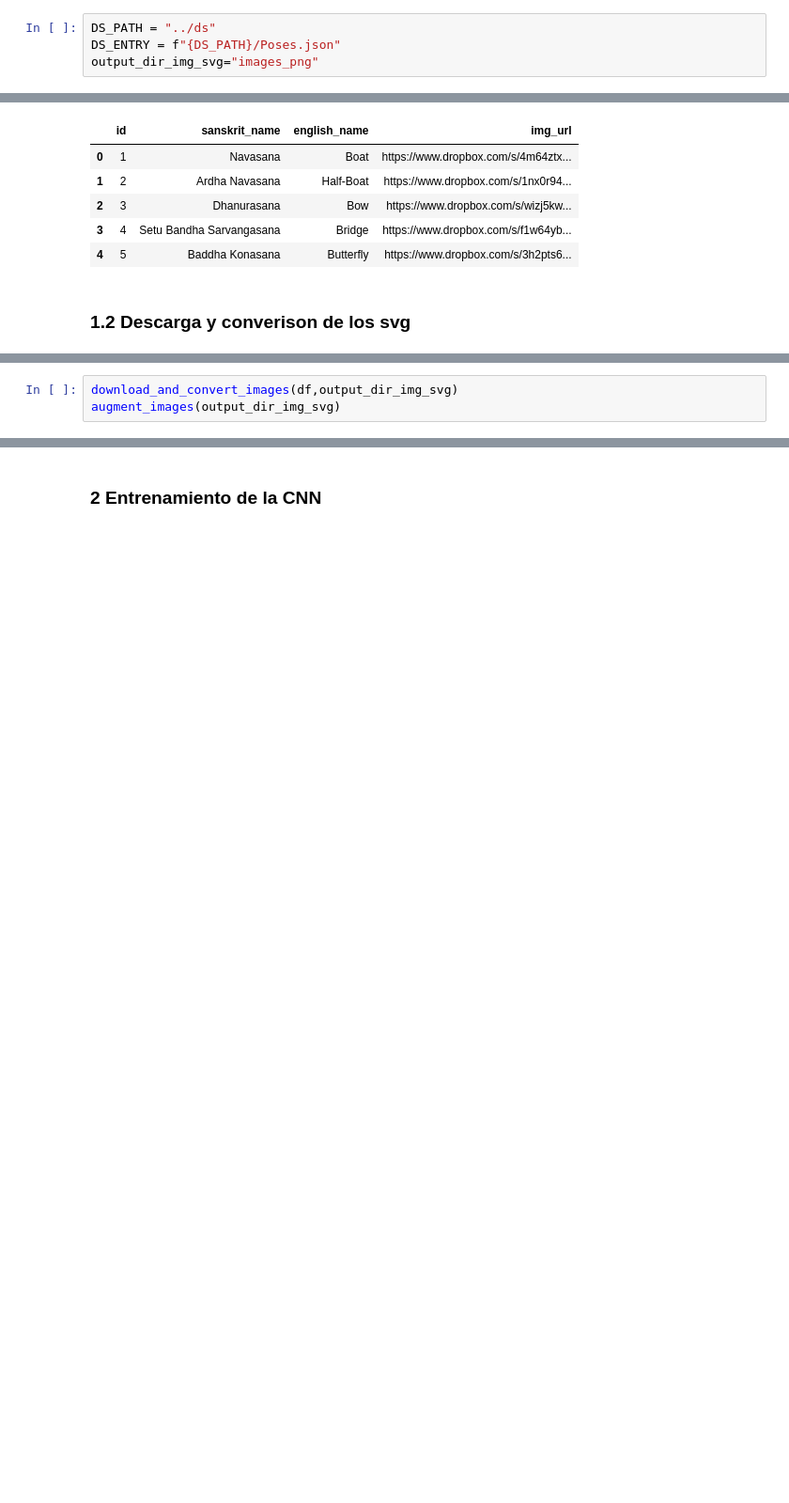
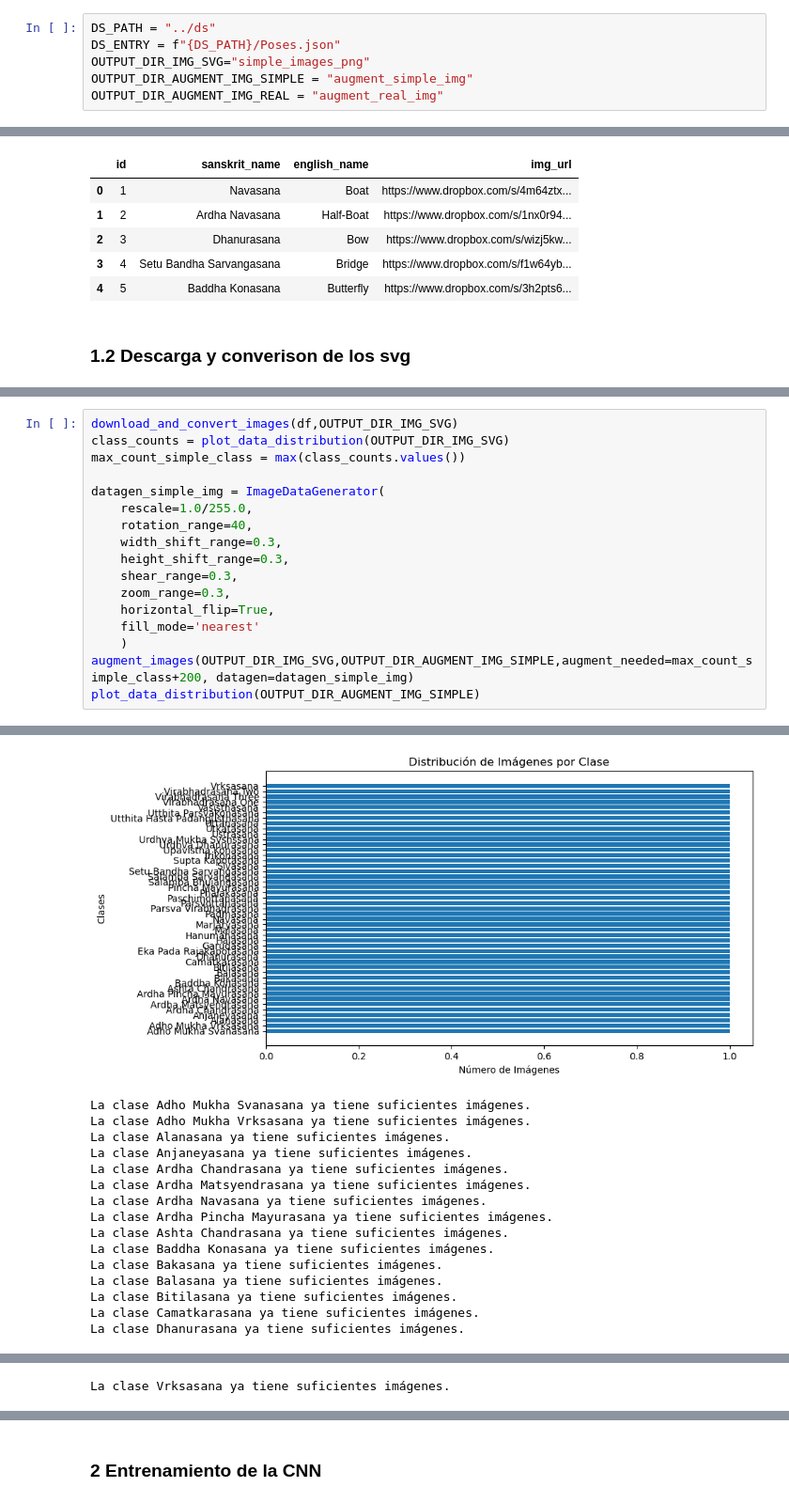
Before and after one commit to EmaSuriano/deep-learning-group-7, a Jupyter notebook: fernando/fer_train_zero.ipynb, the cells around one changed output, grey strips where cells are left out. Shown: that part at 94% size. Drawn from its saved outputs; the diff is of its cells as text; blank space fills up the shorter version.

```diff
--- a/fernando/fer_train_zero.ipynb
+++ b/fernando/fer_train_zero.ipynb
@@ -14,4 +28,6 @@ import random
 # %%
 DS_PATH = "../ds"
 DS_ENTRY = f"{DS_PATH}/Poses.json"
-output_dir_img_svg="images_png"
+OUTPUT_DIR_IMG_SVG="simple_images_png"
+OUTPUT_DIR_AUGMENT_IMG_SIMPLE = "augment_simple_img"
+OUTPUT_DIR_AUGMENT_IMG_REAL = "augment_real_img"
@@ -270,4 +284,18 @@ def augment_images(data_dir="images", augment_dir="augmented_images", augment_co
 # %%
-download_and_convert_images(df,output_dir_img_svg)
-augment_images(output_dir_img_svg)
+download_and_convert_images(df,OUTPUT_DIR_IMG_SVG)
+class_counts = plot_data_distribution(OUTPUT_DIR_IMG_SVG)
+max_count_simple_class = max(class_counts.values())
+
+datagen_simple_img = ImageDataGenerator(
+    rescale=1.0/255.0,
+    rotation_range=40,
+    width_shift_range=0.3,
+    height_shift_range=0.3,
+    shear_range=0.3,
+    zoom_range=0.3,
+    horizontal_flip=True,
+    fill_mode='nearest'
+    )
+augment_images(OUTPUT_DIR_IMG_SVG,OUTPUT_DIR_AUGMENT_IMG_SIMPLE,augment_needed=max_count_simple_class+200, datagen=datagen_simple_img)
+plot_data_distribution(OUTPUT_DIR_AUGMENT_IMG_SIMPLE)
 # %% [output]
@@ -290,0 +319,16 @@ Imagen preprocesada guardada: images_png/wild_thing/wild_thing.png
+[figure, added]
+La clase Adho Mukha Svanasana ya tiene suficientes imágenes.
+La clase Adho Mukha Vrksasana ya tiene suficientes imágenes.
+La clase Alanasana ya tiene suficientes imágenes.
+La clase Anjaneyasana ya tiene suficientes imágenes.
+La clase Ardha Chandrasana ya tiene suficientes imágenes.
+La clase Ardha Matsyendrasana ya tiene suficientes imágenes.
+La clase Ardha Navasana ya tiene suficientes imágenes.
+La clase Ardha Pincha Mayurasana ya tiene suficientes imágenes.
+La clase Ashta Chandrasana ya tiene suficientes imágenes.
+La clase Baddha Konasana ya tiene suficientes imágenes.
+La clase Bakasana ya tiene suficientes imágenes.
+La clase Balasana ya tiene suficientes imágenes.
+La clase Bitilasana ya tiene suficientes imágenes.
+La clase Camatkarasana ya tiene suficientes imágenes.
+La clase Dhanurasana ya tiene suficientes imágenes.
@@ -290,0 +366 @@ Imagen preprocesada guardada: images_png/wild_thing/wild_thing.png
+La clase Vrksasana ya tiene suficientes imágenes.
```
Also changed, not shown: parts of 13 cells of this notebook.
